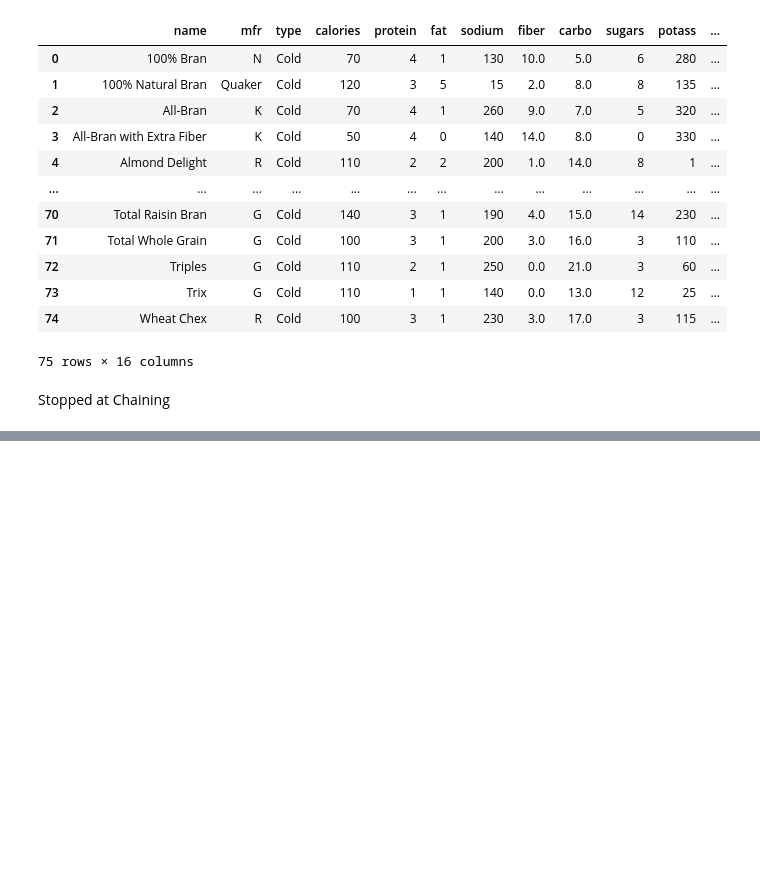
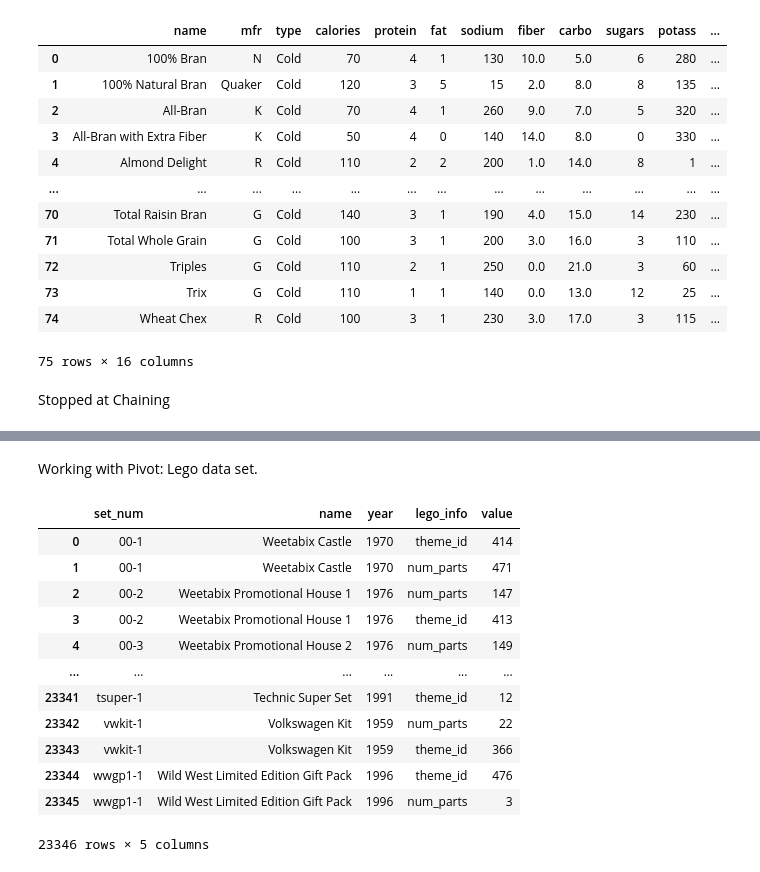
Before and after one commit to AsdWaring/Python_Practice, a Jupyter notebook: assignment2.ipynb, the cells around one changed output, grey strips where cells are left out. Drawn from its saved outputs; the diff is of its cells as text; code cells hidden in the pictures; blank space fills up the shorter version.

```diff
--- a/assignment2.ipynb
+++ b/assignment2.ipynb
@@ -414,0 +528,22 @@ mfr_group.agg({"calories":['max', 'min'],
+# %% [markdown]
+Working with Pivot: Lego data set.
+# %%
+import pandas as pd
+
+lego = pd.read_csv('data/lego_untidy.csv')
+
+lego
+# %% [output]
+|  | set_num | name | year | lego_info | value |
+| 0 | 00-1 | Weetabix Castle | 1970 | theme_id | 414 |
+| 1 | 00-1 | Weetabix Castle | 1970 | num_parts | 471 |
+| 2 | 00-2 | Weetabix Promotional House 1 | 1976 | num_parts | 147 |
+| 3 | 00-2 | Weetabix Promotional House 1 | 1976 | theme_id | 413 |
+| 4 | 00-3 | Weetabix Promotional House 2 | 1976 | num_parts | 149 |
+| ... | ... | ... | ... | ... | ... |
+| 23341 | tsuper-1 | Technic Super Set | 1991 | theme_id | 12 |
+| 23342 | vwkit-1 | Volkswagen Kit | 1959 | num_parts | 22 |
+| 23343 | vwkit-1 | Volkswagen Kit | 1959 | theme_id | 366 |
+| 23344 | wwgp1-1 | Wild West Limited Edition Gift Pack | 1996 | theme_id | 476 |
+| 23345 | wwgp1-1 | Wild West Limited Edition Gift Pack | 1996 | num_parts | 3 |
+23346 rows × 5 columns
```
Also changed, not shown: parts of 15 cells of this notebook.
